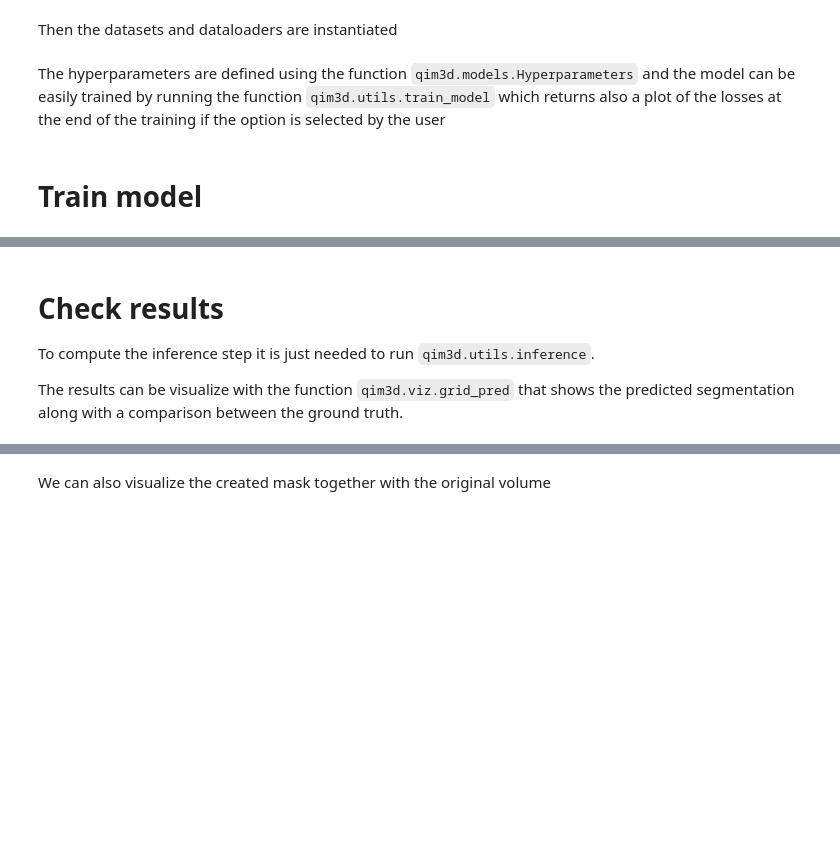
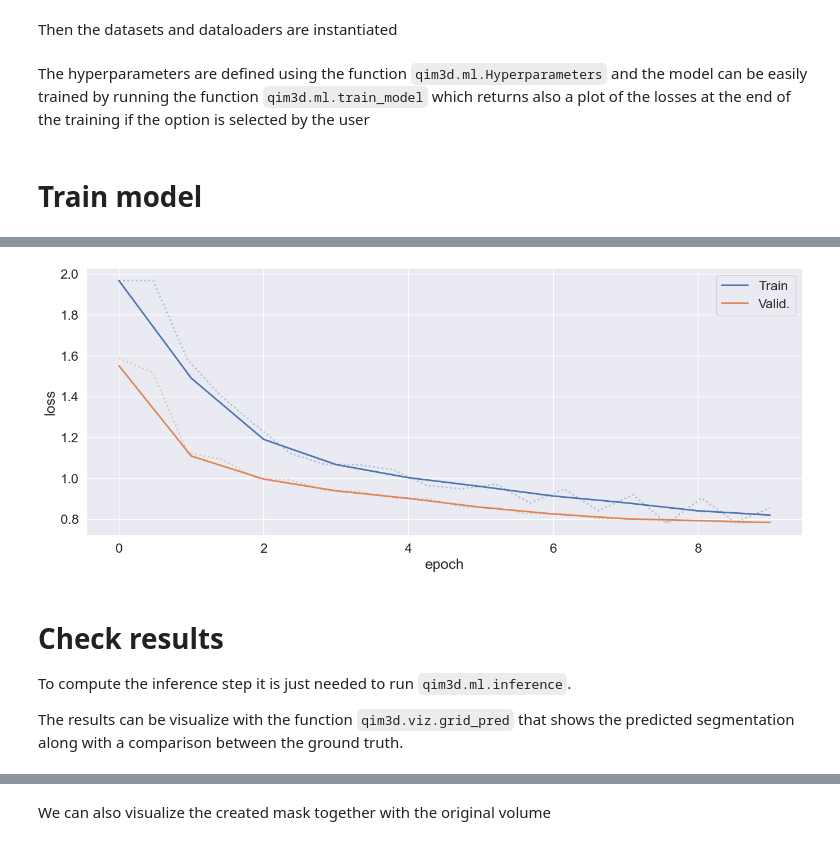
Before and after one commit to qim-center/qim3d, a Jupyter notebook: docs/notebooks/segmentation_pipeline.ipynb, the cells around one changed output, grey strips where cells are left out. Drawn from its saved outputs; the diff is of its cells as text; code cells hidden in the pictures; blank space fills up the shorter version.

```diff
--- a/docs/notebooks/segmentation_pipeline.ipynb
+++ b/docs/notebooks/segmentation_pipeline.ipynb
@@ -133,6 +207,6 @@ We first need to instantiate the model by defying its size, which can be either
 # %%
 # defining model
-model = qim3d.models.UNet(size = 'small', dropout = 0.25)
+model = qim3d.ml.models.UNet(size = 'small', dropout = 0.25)
 # %% [markdown]
 Then we need to decide which type of augumentation to apply to the data.
 
@@ -141,30 +215,31 @@ The `qim3d.utils.Augmentation` allows to specify how the images should be reshap
 The resize must be choosen between [*crop*, *reshape*, *padding*] and the level of transformation must be chosse between [*None*, *light*, *moderate*, *heavy*]. The user can also specify the mean and standard deviation values for normalizing pixel intensities.
 # %%
 # defining augmentation
-aug = qim3d.utils.Augmentation(resize = 'crop', transform_train = 'light')
+aug =  qim3d.ml.Augmentation(resize = 'crop', transform_train = 'light')
 # %% [markdown]
 Then the datasets and dataloaders are instantiated
 # %%
 # datasets and dataloaders
-train_set, val_set, test_set = qim3d.utils.prepare_datasets(path = base_path,
+train_set, val_set, test_set = qim3d.ml.prepare_datasets(path = base_path,
                                                             val_fraction = 0.5,
                                                             model = model,
                                                             augmentation = aug)
 
 
-train_loader, val_loader, test_loader = qim3d.utils.prepare_dataloaders(train_set,
+train_loader, val_loader, test_loader = qim3d.ml.prepare_dataloaders(train_set,
                                                                         val_set,
                                                                         test_set,
                                                                         batch_size = 1)
 # %% [markdown]
-The hyperparameters are defined using the function `qim3d.models.Hyperparameters` and the model can be easily trained by running the function `qim3d.utils.train_model` which returns also a plot of the losses at the end of the training if the option is selected by the user
+The hyperparameters are defined using the function `qim3d.ml.Hyperparameters` and the model can be easily trained by running the function `qim3d.ml.train_model` which returns also a plot of the losses at the end of the training if the option is selected by the user
 # %% [markdown]
 # Train model
 # %%
 # model hyperparameters
-hyperparameters = qim3d.models.Hyperparameters(model, n_epochs=10,
+hyperparameters = qim3d.ml.Hyperparameters(model, n_epochs=10,
                                                learning_rate = 5e-3, loss_function='DiceCE',
                                                weight_decay=1e-3)
 
 # training model
-qim3d.utils.train_model(model, hyperparameters, train_loader, val_loader, plot=True)
+qim3d.ml.train_model(model, hyperparameters, train_loader, val_loader, plot=True)
+# %% [output]
@@ -171,7 +248,8 @@ qim3d.utils.train_model(model, hyperparameters, train_loader, val_loader, plot=T
+[figure, added]
 # %% [markdown]
 # Check results
 
-To compute the inference step it is just needed to run `qim3d.utils.inference`.
+To compute the inference step it is just needed to run `qim3d.ml.inference`.
 
 The results can be visualize with the function `qim3d.viz.grid_pred` that shows the predicted segmentation along with a comparison between the ground truth.
 # %%
```
Also changed, not shown: parts of 17 cells of this notebook, 13 other files.
